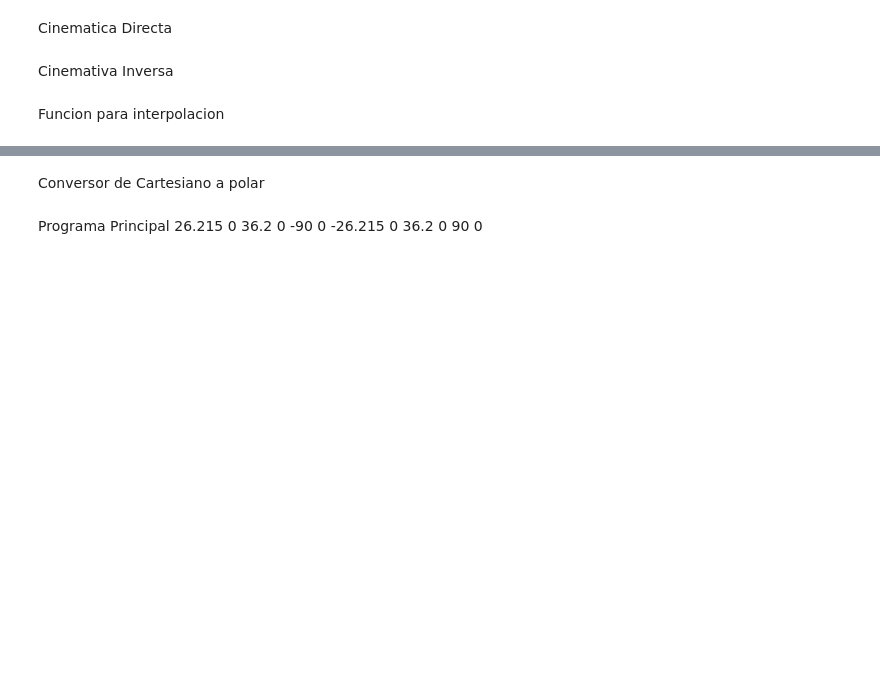
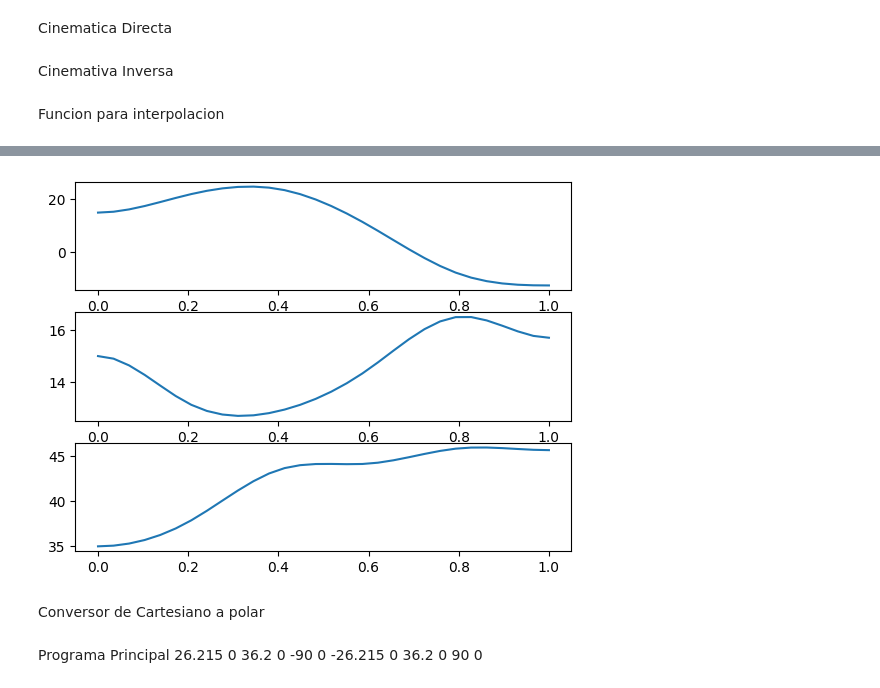
Before and after one commit to CarlosOliveri/Control_Brazo_Robotico, a Jupyter notebook: Cinematica_ Inversa.ipynb, the cells around one changed output, grey strips where cells are left out. Saved outputs shown, nothing was run; the diff lists cells and outputs as text; code cells hidden in the pictures; blank space fills up the shorter version.

Commit message:
funcionalidades: interpolacion en el espacio de trabajo y en el espacio articular. validaciones: posiciones articulares y puntos en el espacio

```diff
--- a/Cinematica_ Inversa.ipynb
+++ b/Cinematica_ Inversa.ipynb
@@ -208,7 +214,7 @@ def inverse_kinematics_G1(x, y, z):
 Funcion para interpolacion
 # %%
 
-def Interpolacion(points):
+def Interpolacion_WorkSpace(points):
     print(points)
     # Extraer los puntos individuales
     x_points = points[:, 0]
@@ -240,7 +246,8 @@ def Interpolacion(points):
     # Visualizar la trayectoria original e interpolada
     fig = plt.figure()
     ax = fig.add_subplot(111, projection='3d')
-    ax.plot(x_points, y_points, z_points, 'o', label='Puntos originales')
+    ax.plot(x_points, y_points, z_points, '*', label='Puntos originales')
+    ax.plot(x_interpolated, y_interpolated, z_interpolated, 'o', label='Puntos Interpolados')
     ax.plot(x_interpolated, y_interpolated, z_interpolated, '-', label='Trayectoria interpolada')
 
     ax.set_xlabel('X axis')
@@ -250,4 +257,61 @@ def Interpolacion(points):
     ax.legend()
     plt.show()
 
-    return interpolated_points
+    #return interpolated_points
+
+points = np.array([
+    [15, 15,  35],        # Punto 1
+    [21.7,  13.2,  37.7],  # Punto 2
+    [23.9, 12.9, 43.5],  # Punto 4
+    [ 10.2, 14.5, 44.2],  # Punto 3
+    [-8,  16.5,  45.9],   # Punto 5 ##Leer
+    [-12.4,  15.7,  45.7]
+])
+# %%
+def interpolacion_QsSpace(points):
+    # Extraer los puntos individuales
+    q1_points = points[:, 0]
+    q2_points = points[:, 1]
+    q3_points = points[:, 2]
+
+    # Crear una secuencia de valores t para los puntos originales
+    t_points = np.linspace(0, 1, len(points))
+
+    # Crear una secuencia de valores t para la interpolación (30 puntos)
+    t_interpolated = np.linspace(0, 1, 30)
+
+    # Realizar la interpolación cúbica
+    cs_x = CubicSpline(t_points, q1_points,bc_type = 'clamped')
+    cs_y = CubicSpline(t_points, q2_points,bc_type = 'clamped')
+    cs_z = CubicSpline(t_points, q3_points,bc_type = 'clamped')
+
+    # Generar los puntos interpolados
+    q1_interpolated = cs_x(t_interpolated)
+    q2_interpolated = cs_y(t_interpolated)
+    q3_interpolated = cs_z(t_interpolated)
+
+    # Guardar los puntos interpolados en una matriz
+    interpolated_points = np.vstack((q1_interpolated, q2_interpolated, q3_interpolated)).T
+
+    print("Puntos de la interpolacion:")
+    print(interpolated_points)
+
+    # Visualizar la trayectoria original e interpolada
+    fig = plt.figure()
+    ax = fig.add_subplot(311)
+    ax.plot( t_interpolated,q1_interpolated, '-', label='Puntos originales')
+    ax = fig.add_subplot(312)
+    ax.plot( t_interpolated,q2_interpolated, '-', label='Puntos originales')
+    ax = fig.add_subplot(313)
+    ax.plot( t_interpolated,q3_interpolated, '-', label='Puntos originales')
+    plt.show()
+points = np.array([
+    [15, 15,  35],        # Punto 1
+    [21.7,  13.2,  37.7],  # Punto 2
+    [23.9, 12.9, 43.5],  # Punto 4
+    [ 10.2, 14.5, 44.2],  # Punto 3
+    [-8,  16.5,  45.9],   # Punto 5 ##Leer
+    [-12.4,  15.7,  45.7]
+])
+interpolacion_QsSpace(points)
+# %% [output]
@@ -254,3 +335,4 @@ def Interpolacion(points):
+[figure, added]
 # %% [markdown]
 Conversor de Cartesiano a polar
 # %%
```
Also changed, not shown: parts of 9 cells of this notebook, 6 other files.
